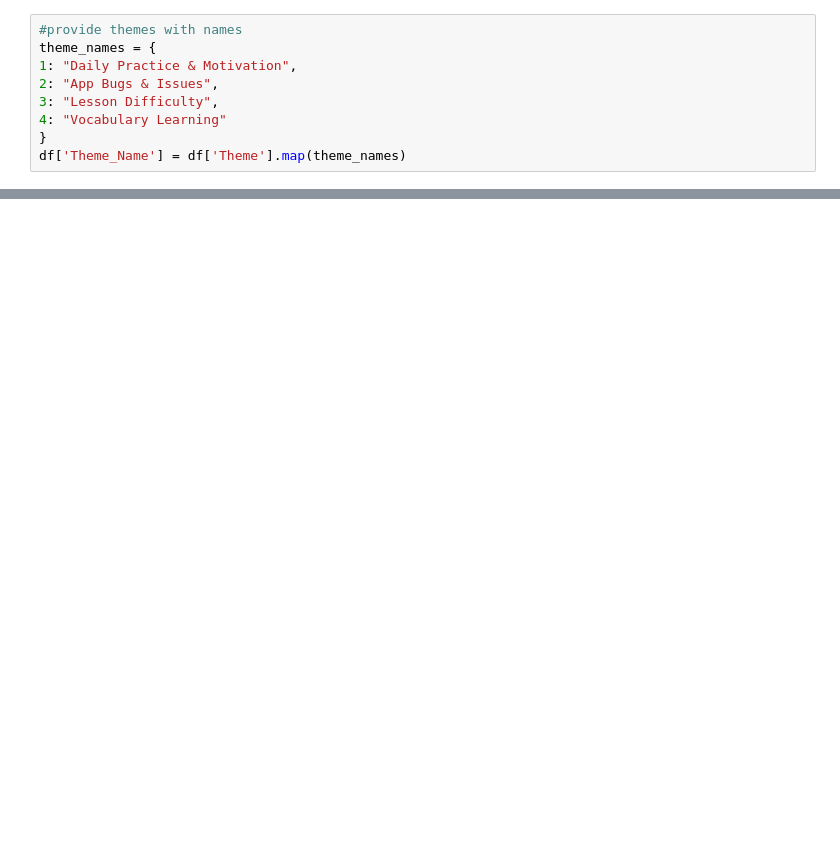
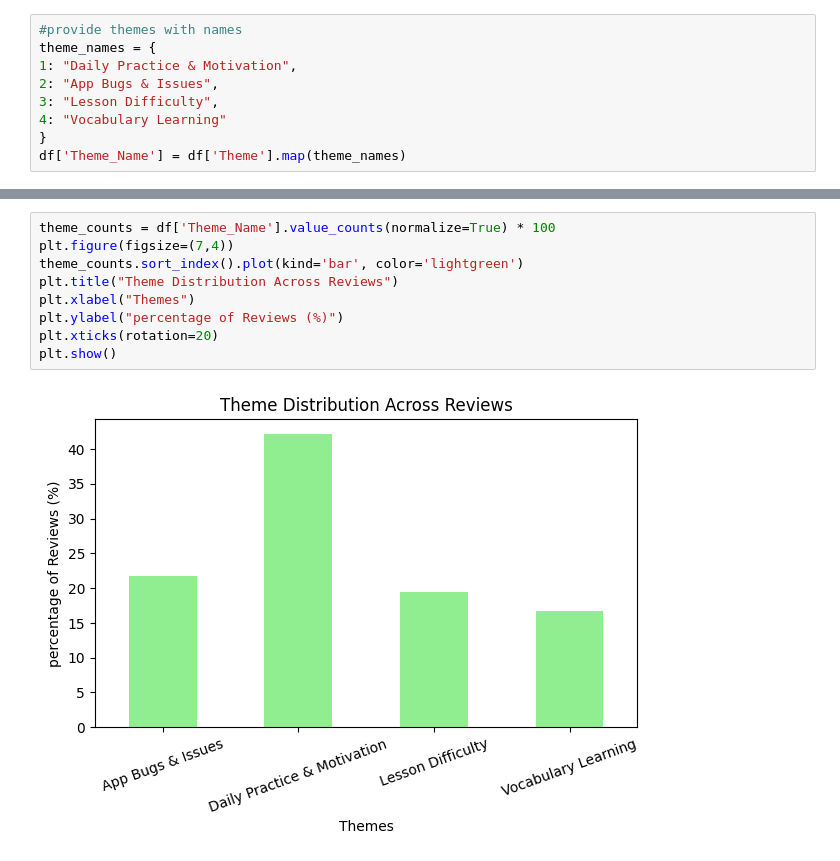
Before and after one commit to meronheron/NLP, a Jupyter notebook: thematic.ipynb, the cells around one changed output, grey strips where cells are left out. Drawn from its saved outputs; the diff is of its cells as text; blank space fills up the shorter version.

Commit message:
feat: added visual representation

```diff
--- a/thematic.ipynb
+++ b/thematic.ipynb
@@ -54,0 +68,11 @@ df['Theme_Name'] = df['Theme'].map(theme_names)
+# %%
+theme_counts = df['Theme_Name'].value_counts(normalize=True) * 100
+plt.figure(figsize=(7,4))
+theme_counts.sort_index().plot(kind='bar', color='lightgreen')
+plt.title("Theme Distribution Across Reviews")
+plt.xlabel("Themes")
+plt.ylabel("percentage of Reviews (%)")
+plt.xticks(rotation=20)
+plt.show()
+# %% [output]
+[figure, added]
```
Also changed, not shown: parts of 6 cells of this notebook.
